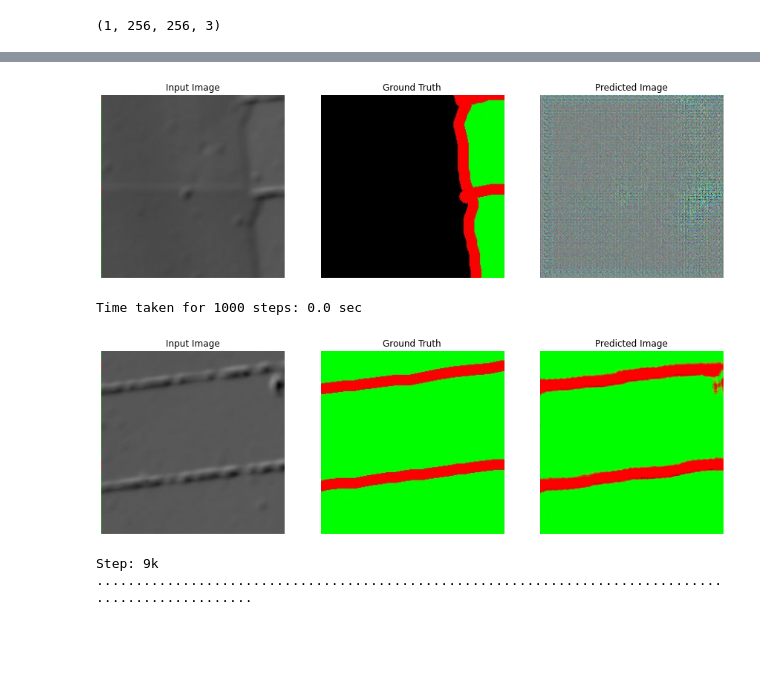
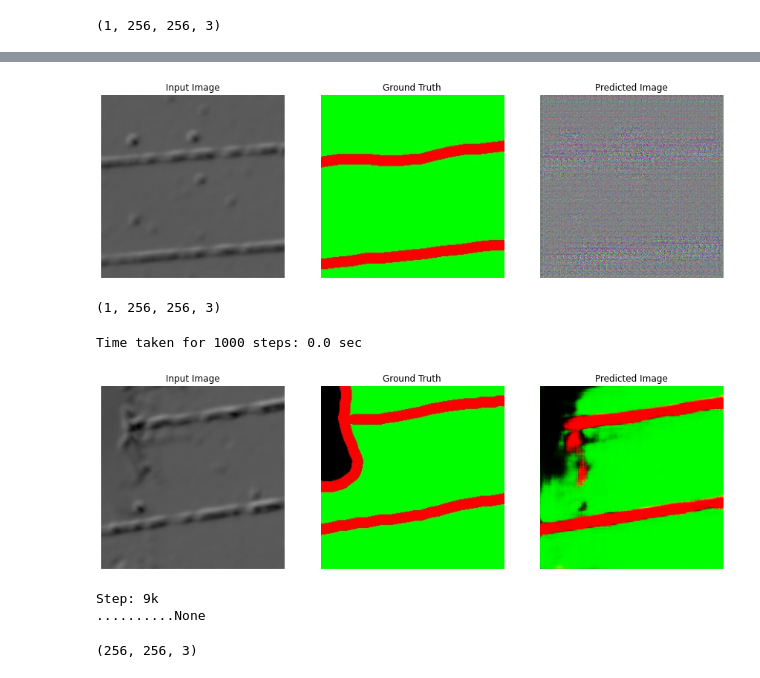
Before and after one commit to mathildevergnaud/Code-Stage-2021, a Jupyter notebook: Pix2Pix-Microscopy/pix2pix-microscopy-2.ipynb, the cells around one changed output, grey strips where cells are left out. Cells and saved outputs as stored; diff of their text form; code cells hidden in the pictures; blank space fills up the shorter version.

Commit message:
new pixpix train and predict

```diff
--- a/Pix2Pix-Microscopy/pix2pix-microscopy-2.ipynb
+++ b/Pix2Pix-Microscopy/pix2pix-microscopy-2.ipynb
@@ -339,9 +339,11 @@ def generate_images(model, test_input, tar):
   plt.show()
 # %%
 for example_input, example_target in test_dataset.take(1):
-  generate_images(generator, example_input, example_target)
+    generate_images(generator, example_input, example_target)
+    print(example_target.shape)
 # %% [output]
-[figure, old version]
+[figure, new version]
+(1, 256, 256, 3)
 # %%
 log_dir="logs/"
 
@@ -379,7 +381,7 @@ def fit(train_ds, test_ds, steps):
   example_input, example_target = next(iter(test_ds.take(1)))
 
   for step, (input_image, target) in train_ds.repeat().take(steps).enumerate():
-    if (step) % 1000 == 0:
+    if (step) % 100 == 0:
       start = time.time()
       display.clear_output(wait=True)
 
@@ -387,7 +389,7 @@ def fit(train_ds, test_ds, steps):
         print(f'Time taken for 1000 steps: {time.time()-start} sec\n')
 
       generate_images(generator, example_input, example_target)
-      print(f"Step: {step//1000}k")
+      print(f"Step: {step//100}k")
 
     train_step(input_image, target, step)
 
@@ -398,12 +400,13 @@ def fit(train_ds, test_ds, steps):
 
     # Save (checkpoint) the model every 1k steps
     if (step + 1) % 100 == 0:
-      model.save_weights('my_model_weights.h5')
+      generator.save_weights('my_model_weights.h5')
       checkpoint.save(file_prefix=checkpoint_prefix)
 # %%
-fit(train_dataset, test_dataset, steps=5000)
+model_history = fit(train_dataset, test_dataset, steps=1000)
+print(model_history)
 # %% [output]
 Time taken for 1000 steps: 0.0 sec
-[figure, old version]
+[figure, new version]
 Step: 9k
-....................................................................................................
+..........None
@@ -409,0 +433,8 @@ Step: 9k
+# %%
+path = r'C:/Users/Mathilde/Documents/stage/lot-d-image-cordelieres/val_source'
+
+sample_image = tf.io.read_file(str(path + '/1.jpg'))
+sample_image = tf.io.decode_jpeg(sample_image)
+print(sample_image.shape)
+# %% [output]
+(256, 256, 3)
```
Also changed, not shown: parts of 7 cells of this notebook, 1 other file.
